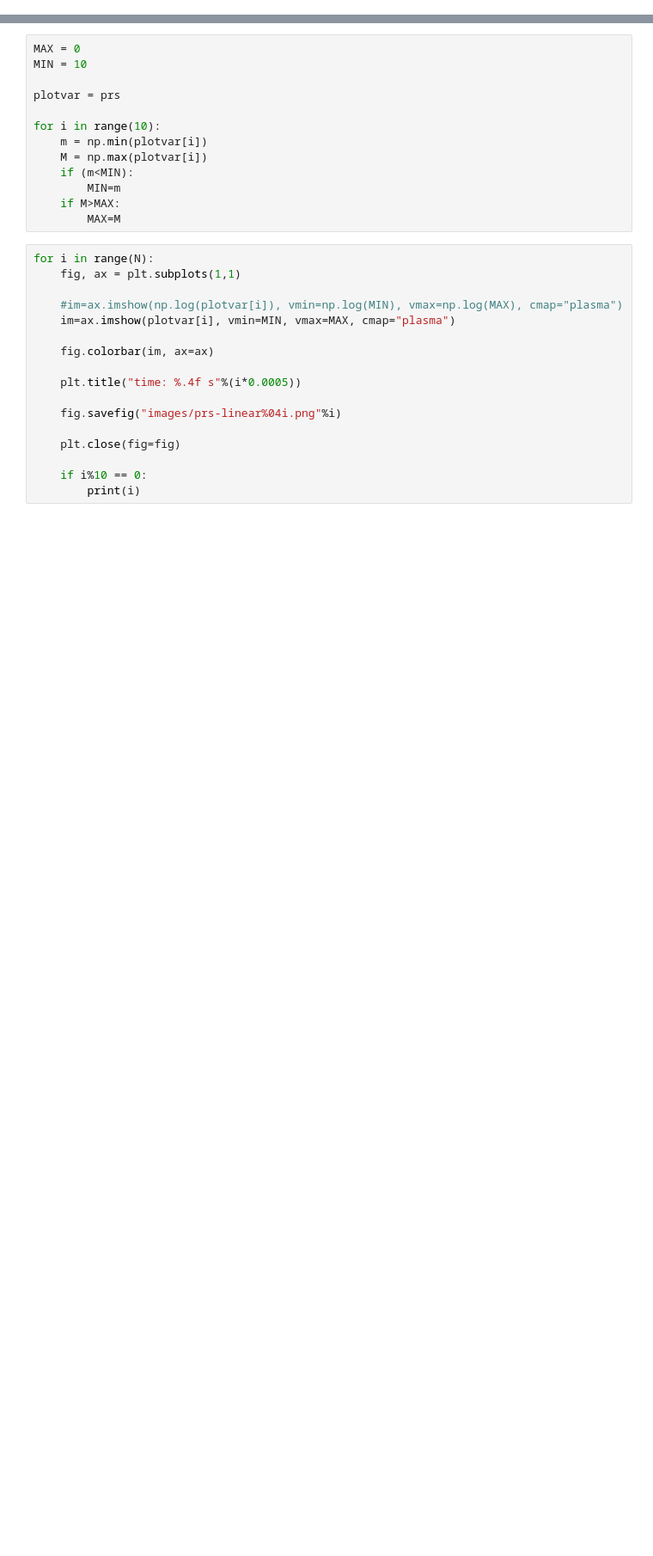
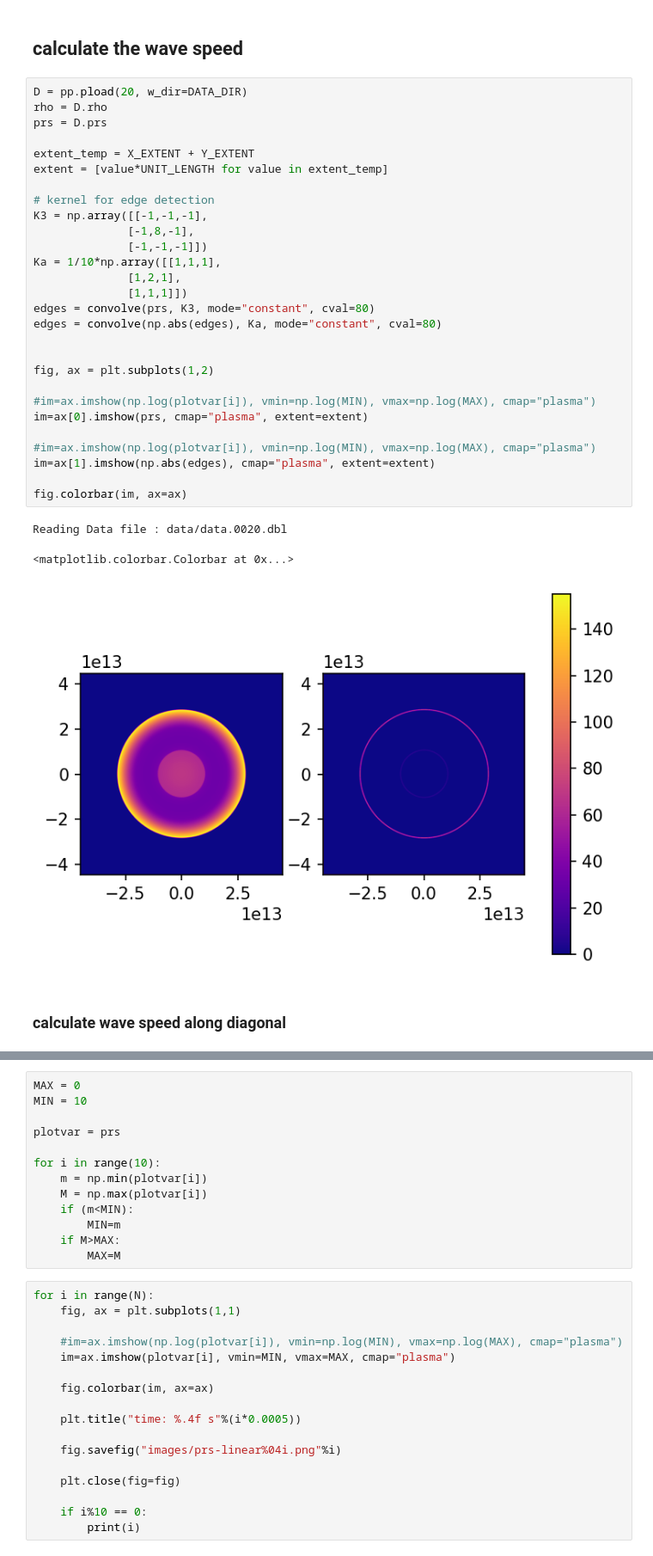
Before and after one commit to Cubedsheep/bachproef-wis-T2, a Jupyter notebook: HD_blastwave/HD-blast.ipynb, the cells around one changed output, grey strips where cells are left out. Shown: that part at 86% size. Drawn from its saved outputs; the diff is of its cells as text; blank space fills up the shorter version.

```diff
--- a/HD_blastwave/HD-blast.ipynb
+++ b/HD_blastwave/HD-blast.ipynb
@@ -10,0 +83,36 @@ N = 19
+# %% [markdown]
+## calculate the wave speed
+# %%
+D = pp.pload(20, w_dir=DATA_DIR)
+rho = D.rho
+prs = D.prs
+
+extent_temp = X_EXTENT + Y_EXTENT
+extent = [value*UNIT_LENGTH for value in extent_temp]
+
+# kernel for edge detection
+K3 = np.array([[-1,-1,-1],
+              [-1,8,-1],
+              [-1,-1,-1]])
+Ka = 1/10*np.array([[1,1,1],
+              [1,2,1],
+              [1,1,1]])
+edges = convolve(prs, K3, mode="constant", cval=80)
+edges = convolve(np.abs(edges), Ka, mode="constant", cval=80)
+
+
+fig, ax = plt.subplots(1,2)
+
+#im=ax.imshow(np.log(plotvar[i]), vmin=np.log(MIN), vmax=np.log(MAX), cmap="plasma")
+im=ax[0].imshow(prs, cmap="plasma", extent=extent)
+
+#im=ax.imshow(np.log(plotvar[i]), vmin=np.log(MIN), vmax=np.log(MAX), cmap="plasma")
+im=ax[1].imshow(np.abs(edges), cmap="plasma", extent=extent)
+
+fig.colorbar(im, ax=ax)
+# %% [output]
+Reading Data file : data/data.0020.dbl
+<matplotlib.colorbar.Colorbar at 0x...>
+[figure, added]
+# %% [markdown]
+### calculate wave speed along diagonal
```
Also changed, not shown: parts of 18 cells of this notebook, 1 other file.
